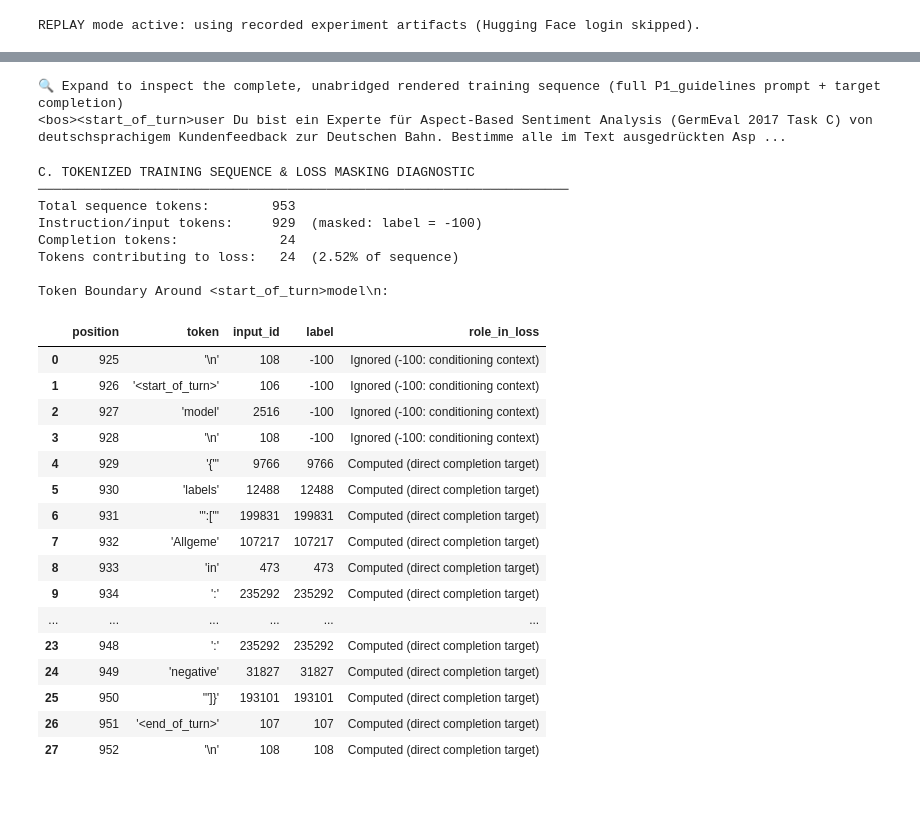
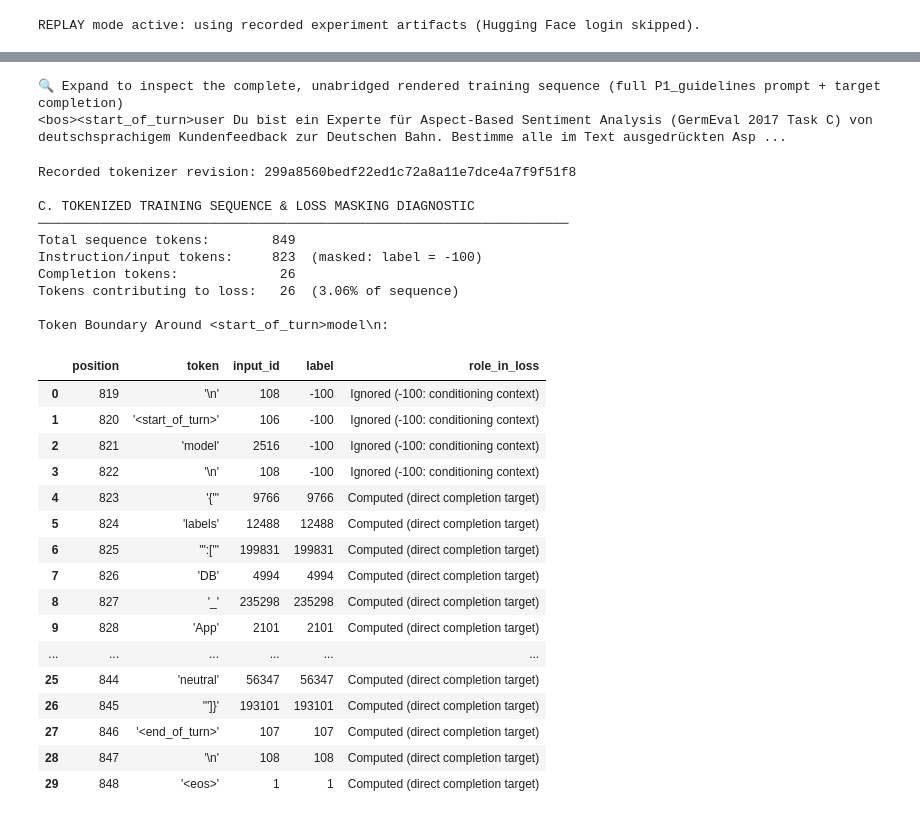
Before and after one commit to simon-clematide/gemma-qlora-finetuning, a Jupyter notebook: notebooks/11_colab_l4_live_demo.ipynb, the cells around one changed output, grey strips where cells are left out. Saved outputs shown, nothing was run; the diff lists cells and outputs as text; code cells hidden in the pictures.

```diff
--- a/notebooks/11_colab_l4_live_demo.ipynb
+++ b/notebooks/11_colab_l4_live_demo.ipynb
@@ -202,15 +220,15 @@ for name, role, docs in [
     })
 display(pd.DataFrame(split_rows))
 
-# Select 3 representative training examples: multi-aspect, single-aspect, and irrelevant
-rep_multi = next(d for d in train_docs if len(extract_task_c_label_sets(d, True)[0]) >= 2)
+# Select 3 representative training examples: multiple labels, one label, and irrelevant
+rep_multi = next(d for d in train_docs if d.doc_id == recorded_manifest['masking_example_doc_id'])
 rep_single = next(d for d in train_docs if len(extract_task_c_label_sets(d, True)[0]) == 1)
 rep_irrel = next(d for d in train_docs if not d.relevance and len(d.opinions) == 0)
 
 sample_table = []
 for kind, d in [
-    ('Multi-aspect feedback', rep_multi),
-    ('Single-aspect feedback', rep_single),
+    ('Multiple aspect–polarity labels', rep_multi),
+    ('One aspect–polarity label', rep_single),
     ('Out-of-scope / irrelevant', rep_irrel),
 ]:
     gold_c2, _ = extract_task_c_label_sets(d, apply_typo_patches=True)
@@ -268,31 +278,21 @@ Target Labels:  -100         -100                        -100
 # %%
-import html, importlib
+import html
 from IPython.display import HTML
-import germeval_llm.prompts as _prompts_mod
-if not hasattr(_prompts_mod, 'inspect_completion_only_masking'):
-    if 'google.colab' in sys.modules:
-        subprocess.run(['git', 'fetch', '-q', 'origin', 'main'], check=True)
-        subprocess.run(['git', 'reset', '-q', '--hard', 'origin/main'], check=True)
-    for _m in [k for k in list(sys.modules) if k == 'germeval_llm' or k.startswith('germeval_llm.')]:
-        sys.modules.pop(_m, None)
 from germeval_llm.schemas import TaskCExample
 from germeval_llm.prompts import (
     format_gemma_chat_string,
-    inspect_completion_only_masking,
     render_task_c_user_prompt,
 )
 
-# Find the derived TaskCExample corresponding to our multi-aspect training document
-with Path('data/derived/task_c/train.jsonl').open(encoding='utf-8') as f:
-    derived_train = [TaskCExample.model_validate_json(line) for line in f if line.strip()]
-sample_ex = next(ex for ex in derived_train if ex.doc_id == rep_multi.doc_id)
+# This is an actual selected example and its recorded training tokenization.
+masking_record = json.loads(Path(recorded_manifest['masking_example_file']).read_text(encoding='utf-8'))
+sample_ex = TaskCExample.model_validate(masking_record['example'])
+assert sample_ex.doc_id == rep_multi.doc_id and sample_ex.text == rep_multi.text
 
 # Dynamically generate the rendered prompt and Gemma chat string from the prompt-building functions
 rendered_user_prompt = render_task_c_user_prompt(sample_ex.text, prompt_key='p1_guidelines')
 full_prompt_turn = format_gemma_chat_string(sample_ex.prompt, completion_messages=None, include_bos=True)
-full_training_sequence_str = format_gemma_chat_string(
-    sample_ex.prompt, completion_messages=sample_ex.completion, include_bos=True
-)
+full_training_sequence_str = masking_record['formatted_training_sequence']
 pretty_completion_json = json.dumps(
     json.loads(sample_ex.completion[0].content), ensure_ascii=False, indent=2
 )
@@ -322,7 +322,7 @@ print('1. The input sent to the model (conditioning context, masked with label =
 print('\n'.join(compact_prompt_lines))
 print('\n2. The expected completion (supervised prediction target, active in cross-entropy loss):\n')
 print(pretty_completion_json)
-print('<end_of_turn>')
+print('<end_of_turn>\n<eos>')
 print(f'\n   (Serialized single-line target in JSONL: {sample_ex.completion[0].content}<end_of_turn>)')
 
 # Display the complete, unabridged rendered prompt (~600 tokens) in an expandable block
@@ -336,7 +336,8 @@ details_html = f'''
 '''
 display(HTML(details_html))
 
-mask_diag = inspect_completion_only_masking(sample_ex, context_window_before_turn=4)
+mask_diag = masking_record['mask_diagnostics']
+print(f'Recorded tokenizer revision: {masking_record["model_revision"]}')
 print('\nC. TOKENIZED TRAINING SEQUENCE & LOSS MASKING DIAGNOSTIC')
 print('─' * 68)
 print(f'Total sequence tokens:       {mask_diag["total_tokens"]:4d}')
@@ -367,28 +368,30 @@ B. INSTRUCTION–COMPLETION PAIR (Compact View with Gemma Chat-Template Boundari
 🔍 Expand to inspect the complete, unabridged rendered training sequence (full P1_guidelines prompt + target completion)
 <bos><start_of_turn>user Du bist ein Experte für Aspect-Based Sentiment Analysis (GermEval 2017 Task C) von deutschsprachigem Kundenfeedback zur Deutschen Bahn. Bestimme alle im Text ausgedrückten Asp ...
+Recorded tokenizer revision: 299a8560bedf22ed1c72a8a11e7dce4a7f9f51f8
+
 C. TOKENIZED TRAINING SEQUENCE & LOSS MASKING DIAGNOSTIC
 ────────────────────────────────────────────────────────────────────
-Total sequence tokens:        953
-Instruction/input tokens:     929  (masked: label = -100)
-Completion tokens:             24
-Tokens contributing to loss:   24  (2.52% of sequence)
+Total sequence tokens:        849
+Instruction/input tokens:     823  (masked: label = -100)
+Completion tokens:             26
+Tokens contributing to loss:   26  (3.06% of sequence)
 
 Token Boundary Around <start_of_turn>model\n:
 |  | position | token | input_id | label | role_in_loss |
-| 0 | 925 | '\n' | 108 | -100 | Ignored (-100: conditioning context) |
-| 1 | 926 | '<start_of_turn>' | 106 | -100 | Ignored (-100: conditioning context) |
-| 2 | 927 | 'model' | 2516 | -100 | Ignored (-100: conditioning context) |
-| 3 | 928 | '\n' | 108 | -100 | Ignored (-100: conditioning context) |
-| 4 | 929 | '{"' | 9766 | 9766 | Computed (direct completion target) |
-| 5 | 930 | 'labels' | 12488 | 12488 | Computed (direct completion target) |
-| 6 | 931 | '":["' | 199831 | 199831 | Computed (direct completion target) |
-| 7 | 932 | 'Allgeme' | 107217 | 107217 | Computed (direct completion target) |
-| 8 | 933 | 'in' | 473 | 473 | Computed (direct completion target) |
-| 9 | 934 | ':' | 235292 | 235292 | Computed (direct completion target) |
+| 0 | 819 | '\n' | 108 | -100 | Ignored (-100: conditioning context) |
+| 1 | 820 | '<start_of_turn>' | 106 | -100 | Ignored (-100: conditioning context) |
+| 2 | 821 | 'model' | 2516 | -100 | Ignored (-100: conditioning context) |
+| 3 | 822 | '\n' | 108 | -100 | Ignored (-100: conditioning context) |
+| 4 | 823 | '{"' | 9766 | 9766 | Computed (direct completion target) |
+| 5 | 824 | 'labels' | 12488 | 12488 | Computed (direct completion target) |
+| 6 | 825 | '":["' | 199831 | 199831 | Computed (direct completion target) |
+| 7 | 826 | 'DB' | 4994 | 4994 | Computed (direct completion target) |
+| 8 | 827 | '_' | 235298 | 235298 | Computed (direct completion target) |
+| 9 | 828 | 'App' | 2101 | 2101 | Computed (direct completion target) |
 | ... | ... | ... | ... | ... | ... |
-| 23 | 948 | ':' | 235292 | 235292 | Computed (direct completion target) |
-| 24 | 949 | 'negative' | 31827 | 31827 | Computed (direct completion target) |
-| 25 | 950 | '"]}' | 193101 | 193101 | Computed (direct completion target) |
-| 26 | 951 | '<end_of_turn>' | 107 | 107 | Computed (direct completion target) |
-| 27 | 952 | '\n' | 108 | 108 | Computed (direct completion target) |
+| 25 | 844 | 'neutral' | 56347 | 56347 | Computed (direct completion target) |
+| 26 | 845 | '"]}' | 193101 | 193101 | Computed (direct completion target) |
+| 27 | 846 | '<end_of_turn>' | 107 | 107 | Computed (direct completion target) |
+| 28 | 847 | '\n' | 108 | 108 | Computed (direct completion target) |
+| 29 | 848 | '<eos>' | 1 | 1 | Computed (direct completion target) |
 # %% [markdown]
```
Also changed, not shown: parts of 22 cells of this notebook, 35 other files.
